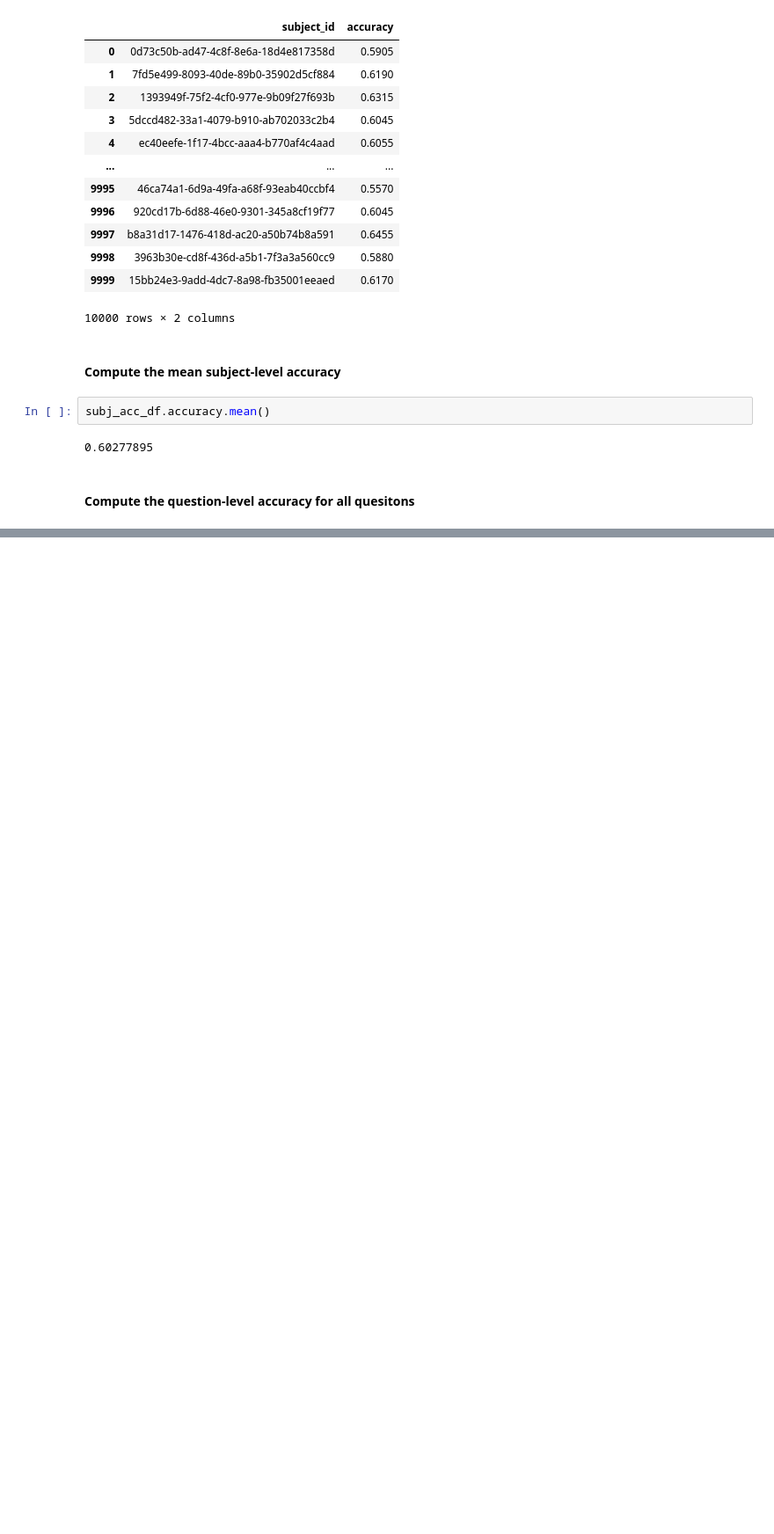
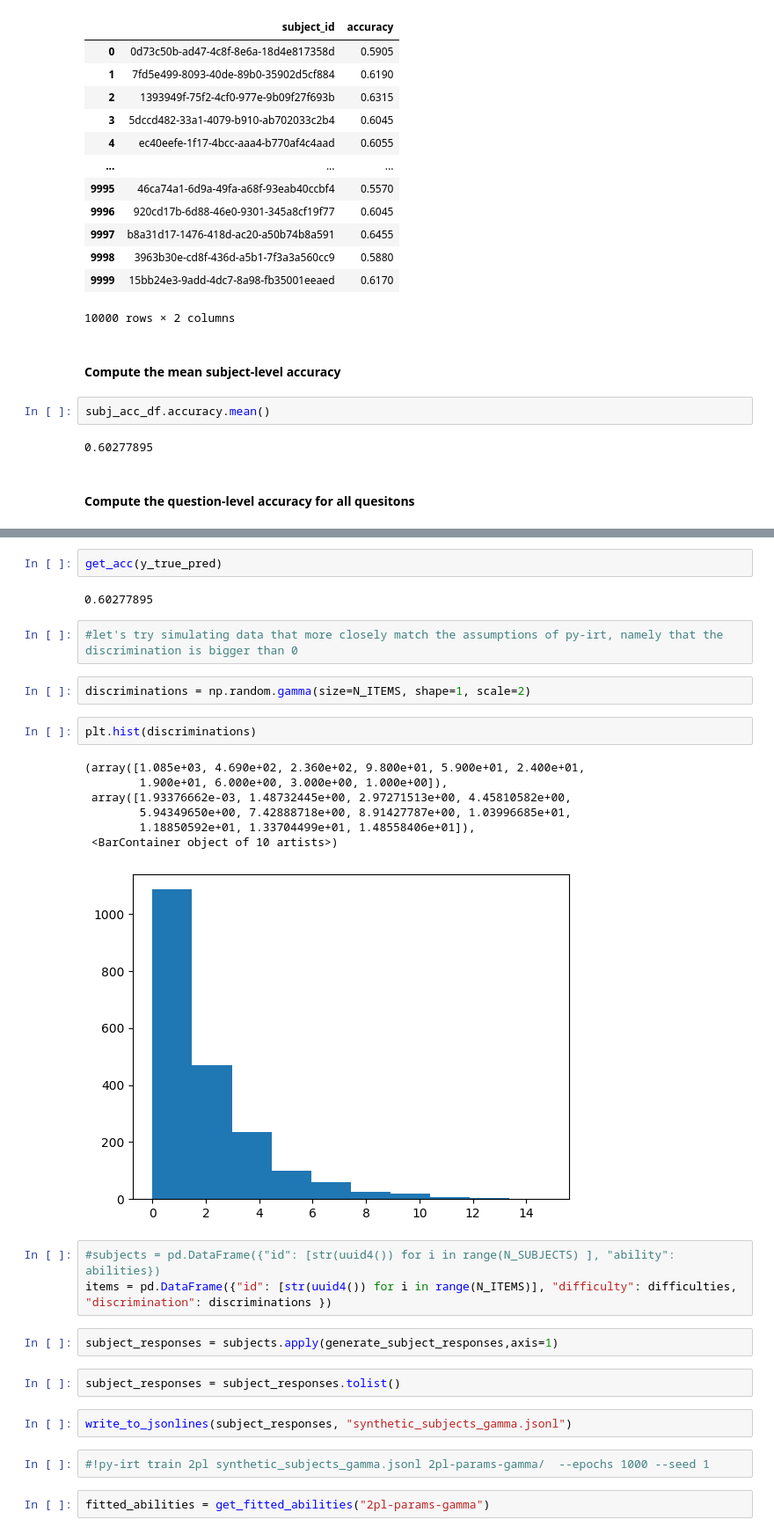
Before and after one commit to daavidstein/IRT, a Jupyter notebook: notebooks/IRT.ipynb, the cells around one changed output, grey strips where cells are left out. Shown at 88% size. Cells and saved outputs as stored; diff of their text form; blank space fills up the shorter version.

```diff
--- a/notebooks/IRT.ipynb
+++ b/notebooks/IRT.ipynb
@@ -344,0 +394,31 @@ def get_accuracy(pred_true: pd.DataFrame):
+# %%
+get_acc(y_true_pred)
+# %% [output]
+0.60277895
+# %%
+#let's try simulating data that more closely match the assumptions of py-irt, namely that the discrimination is bigger than 0
+# %%
+discriminations = np.random.gamma(size=N_ITEMS, shape=1, scale=2)
+# %%
+plt.hist(discriminations)
+# %% [output]
+(array([1.085e+03, 4.690e+02, 2.360e+02, 9.800e+01, 5.900e+01, 2.400e+01,
+        1.900e+01, 6.000e+00, 3.000e+00, 1.000e+00]),
+ array([1.93376662e-03, 1.48732445e+00, 2.97271513e+00, 4.45810582e+00,
+        5.94349650e+00, 7.42888718e+00, 8.91427787e+00, 1.03996685e+01,
+        1.18850592e+01, 1.33704499e+01, 1.48558406e+01]),
+ <BarContainer object of 10 artists>)
+[figure, added]
+# %%
+#subjects = pd.DataFrame({"id": [str(uuid4()) for i in range(N_SUBJECTS) ], "ability": abilities})
+items = pd.DataFrame({"id": [str(uuid4()) for i in range(N_ITEMS)], "difficulty": difficulties, "discrimination": discriminations })
+# %%
+subject_responses = subjects.apply(generate_subject_responses,axis=1)
+# %%
+subject_responses = subject_responses.tolist()
+# %%
+write_to_jsonlines(subject_responses, "synthetic_subjects_gamma.jsonl")
+# %%
+#!py-irt train 2pl synthetic_subjects_gamma.jsonl 2pl-params-gamma/  --epochs 1000 --seed 1
+# %%
+fitted_abilities = get_fitted_abilities("2pl-params-gamma")
```
Also changed, not shown: parts of 53 cells of this notebook.
